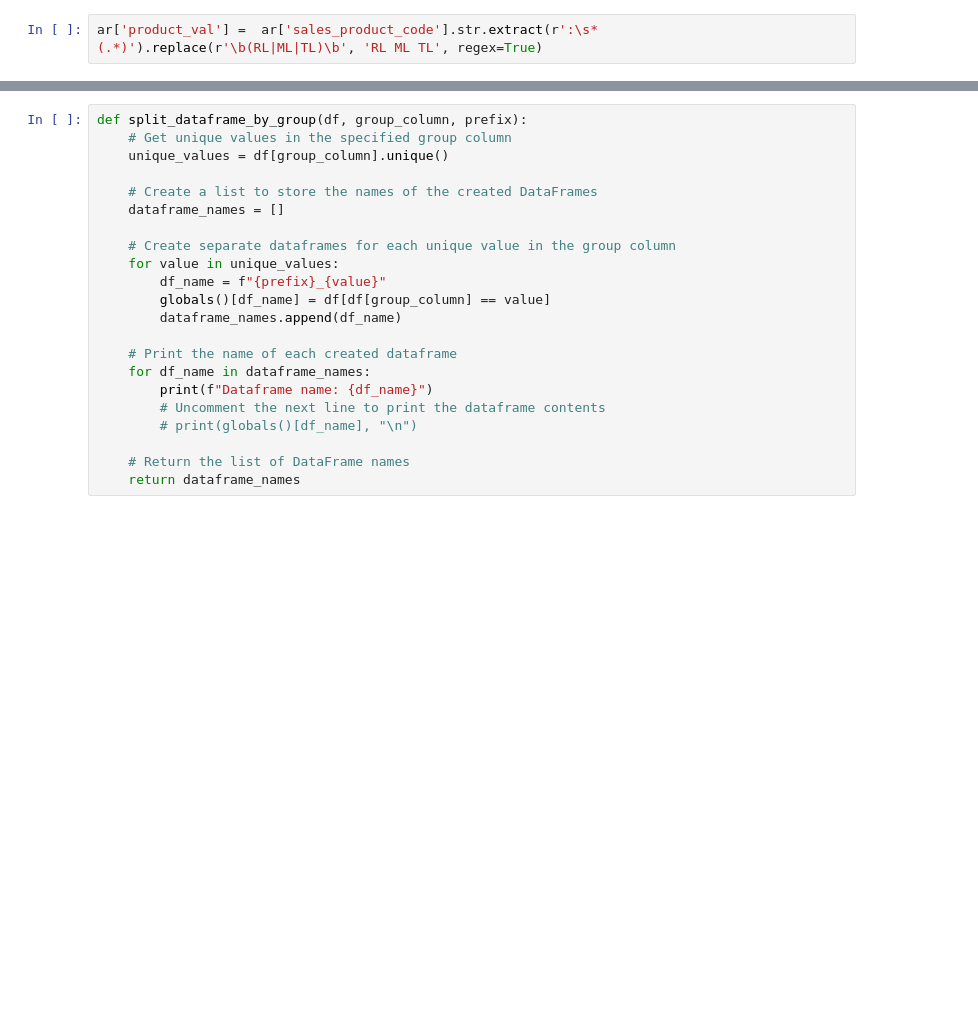
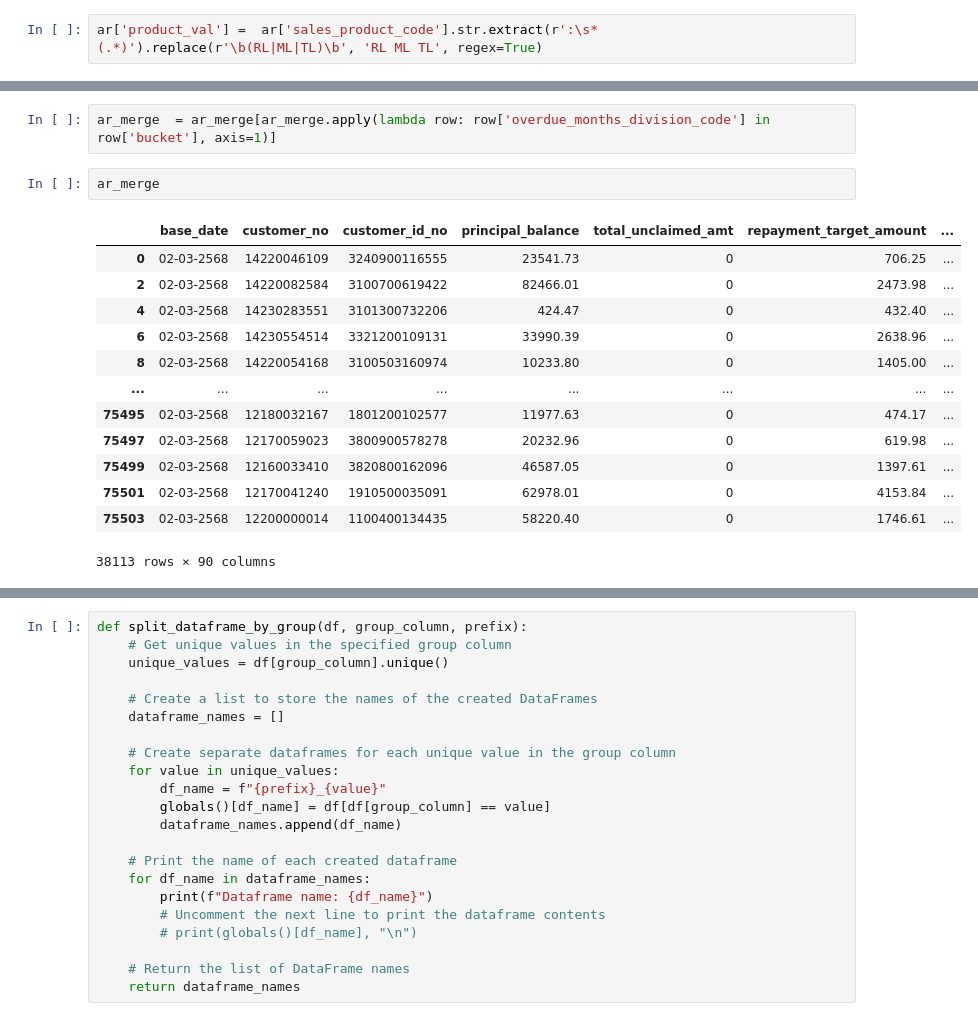
Before and after one commit to Sireetron/kbj_automation, a Jupyter notebook: 98 Assign_distribution/test.ipynb, the cells around one changed output, grey strips where cells are left out. Drawn from its saved outputs; the diff is of its cells as text; blank space fills up the shorter version.

```diff
--- a/98 Assign_distribution/test.ipynb
+++ b/98 Assign_distribution/test.ipynb
@@ -199,0 +203,18 @@ ar[['overdue_months_division_code_val','product_val']]
+# %%
+ar_merge  = ar_merge[ar_merge.apply(lambda row: row['overdue_months_division_code'] in row['bucket'], axis=1)]
+# %%
+ar_merge
+# %% [output]
+|  | base_date | customer_no | customer_id_no | principal_balance | total_unclaimed_amt | repayment_target_amount | ... |
+| 0 | 02-03-2568 | 14220046109 | 3240900116555 | 23541.73 | 0 | 706.25 | ... |
+| 2 | 02-03-2568 | 14220082584 | 3100700619422 | 82466.01 | 0 | 2473.98 | ... |
+| 4 | 02-03-2568 | 14230283551 | 3101300732206 | 424.47 | 0 | 432.40 | ... |
+| 6 | 02-03-2568 | 14230554514 | 3321200109131 | 33990.39 | 0 | 2638.96 | ... |
+| 8 | 02-03-2568 | 14220054168 | 3100503160974 | 10233.80 | 0 | 1405.00 | ... |
+| ... | ... | ... | ... | ... | ... | ... | ... |
+| 75495 | 02-03-2568 | 12180032167 | 1801200102577 | 11977.63 | 0 | 474.17 | ... |
+| 75497 | 02-03-2568 | 12170059023 | 3800900578278 | 20232.96 | 0 | 619.98 | ... |
+| 75499 | 02-03-2568 | 12160033410 | 3820800162096 | 46587.05 | 0 | 1397.61 | ... |
+| 75501 | 02-03-2568 | 12170041240 | 1910500035091 | 62978.01 | 0 | 4153.84 | ... |
+| 75503 | 02-03-2568 | 12200000014 | 1100400134435 | 58220.40 | 0 | 1746.61 | ... |
+38113 rows × 90 columns
```
Also changed, not shown: parts of 84 cells of this notebook.
